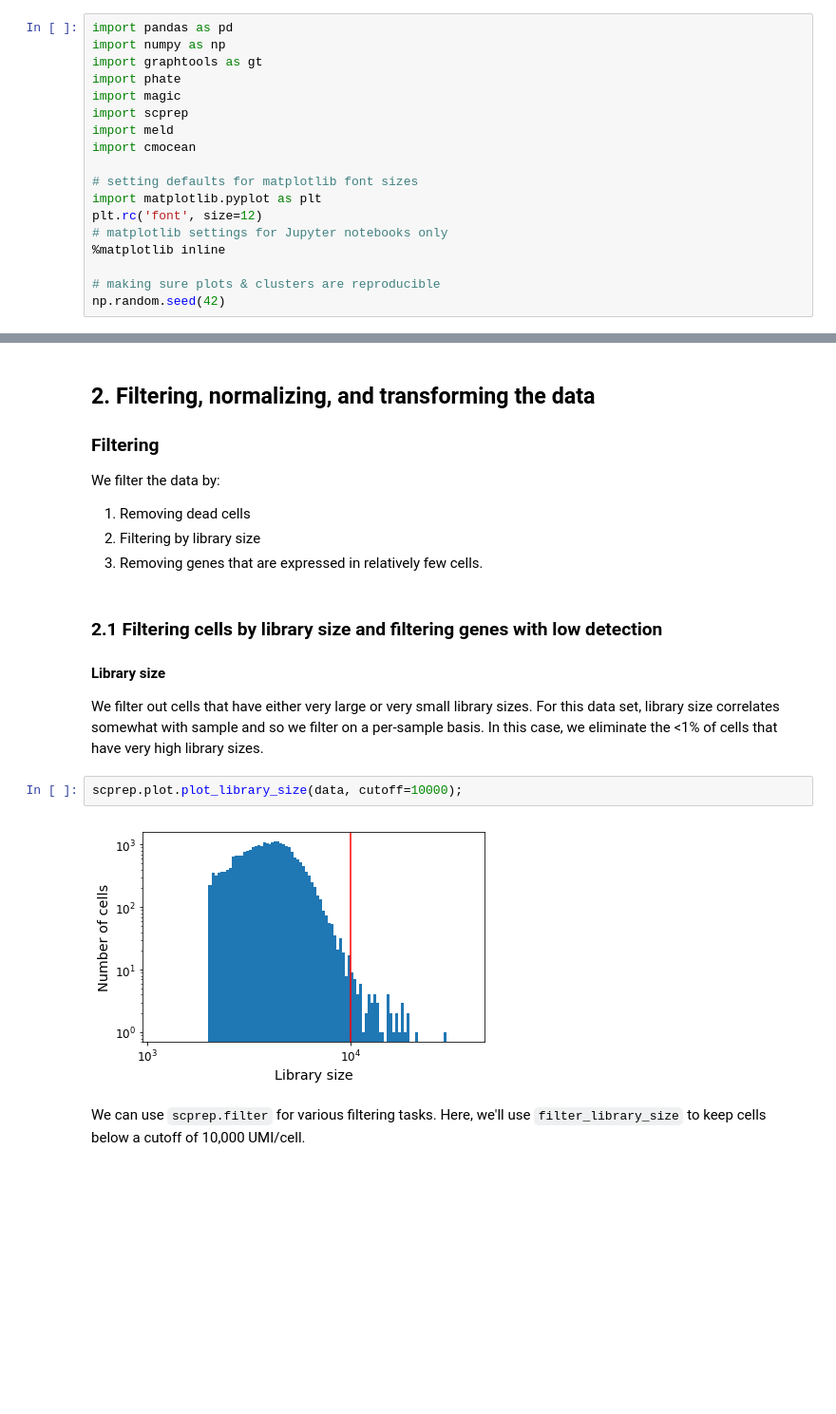
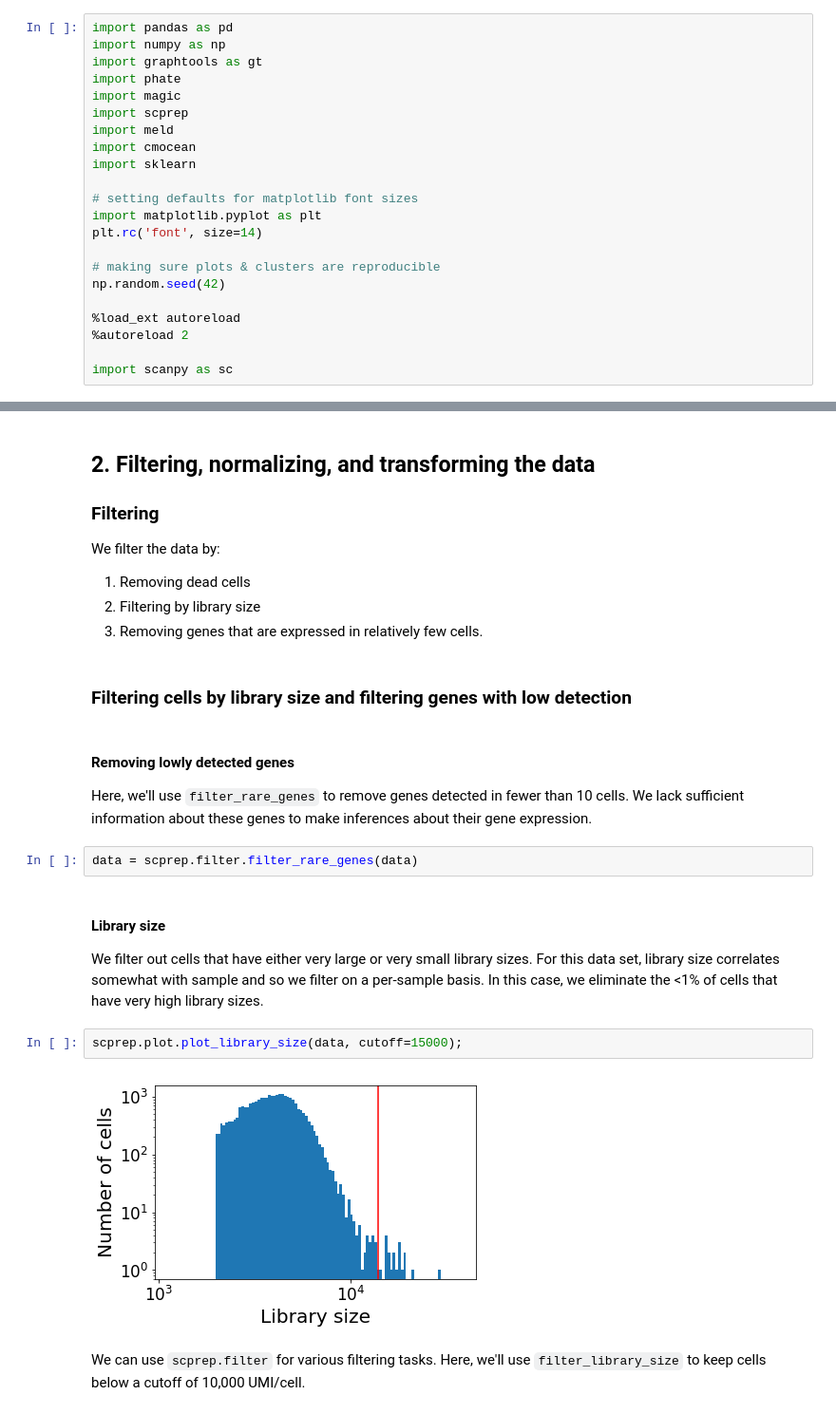
Before and after one commit to KrishnaswamyLab/MELD, a Jupyter notebook: notebooks/Wagner2018_Chordin_Cas9_Mutagenesis.ipynb, the cells around one changed output, grey strips where cells are left out. Shown at 95% size. Saved outputs shown, nothing was run; the diff lists cells and outputs as text; blank space fills up the shorter version.

```diff
--- a/notebooks/Wagner2018_Chordin_Cas9_Mutagenesis.ipynb
+++ b/notebooks/Wagner2018_Chordin_Cas9_Mutagenesis.ipynb
@@ -81,15 +60,19 @@ import magic
 import scprep
 import meld
 import cmocean
+import sklearn
 
 # setting defaults for matplotlib font sizes
 import matplotlib.pyplot as plt
-plt.rc('font', size=12)
-# matplotlib settings for Jupyter notebooks only
-%matplotlib inline
+plt.rc('font', size=14)
 
 # making sure plots & clusters are reproducible
 np.random.seed(42)
+
+%load_ext autoreload
+%autoreload 2
+
+import scanpy as sc
 # %% [markdown]
 #### Use `scprep.io.load_csv` to import all three matrices into a DataFrame for each sample (this may take a few minutes)¶
 
@@ -248,16 +197,21 @@ We filter the data by:
 1. Removing dead cells
 2. Filtering by library size
 3. Removing genes that are expressed in relatively few cells.
+# %% [markdown]
+### Filtering cells by library size and filtering genes with low detection
+# %% [markdown]
+#### Removing lowly detected genes
+Here, we'll use `filter_rare_genes` to remove genes detected in fewer than 10 cells. We lack sufficient information about these genes to make inferences about their gene expression.
+# %%
+data = scprep.filter.filter_rare_genes(data)
 # %% [markdown]
-### 2.1 Filtering cells by library size and filtering genes with low detection
-
 #### Library size
 
 We filter out cells that have either very large or very small library sizes. For this data set, library size correlates somewhat with sample and so we filter on a per-sample basis. In this case, we eliminate the <1% of cells that have very high library sizes.
 # %%
-scprep.plot.plot_library_size(data, cutoff=10000);
+scprep.plot.plot_library_size(data, cutoff=15000);
 # %% [output]
-[figure, old version]
+[figure, new version]
 # %% [markdown]
 We can use `scprep.filter` for various filtering tasks. Here, we'll use `filter_library_size` to keep cells below a cutoff of 10,000 UMI/cell.
 # %%
```
Also changed, not shown: parts of 71 cells of this notebook, 6 other files.
